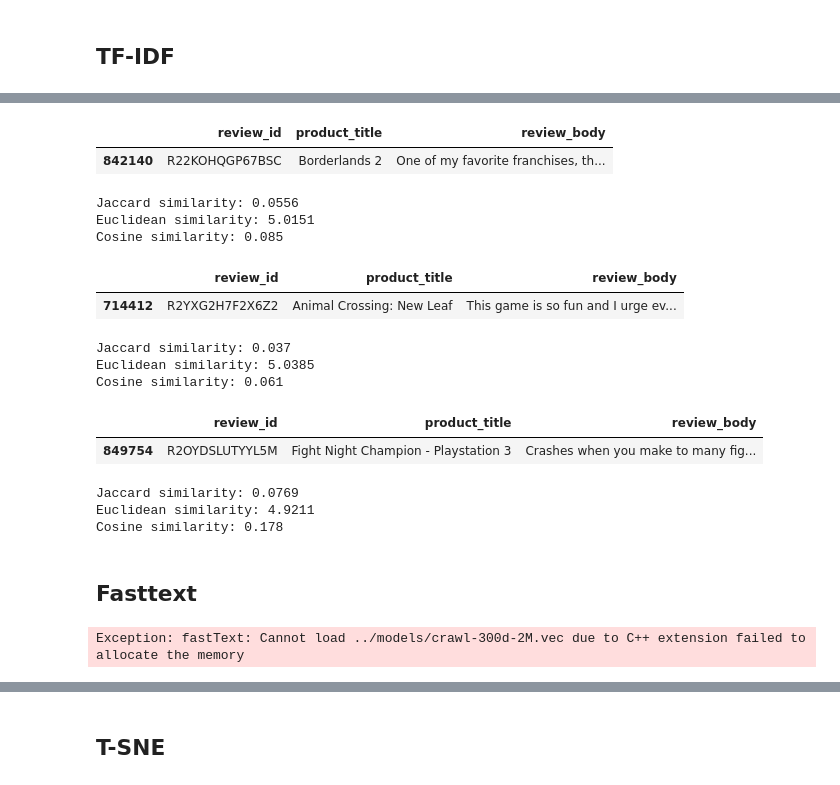
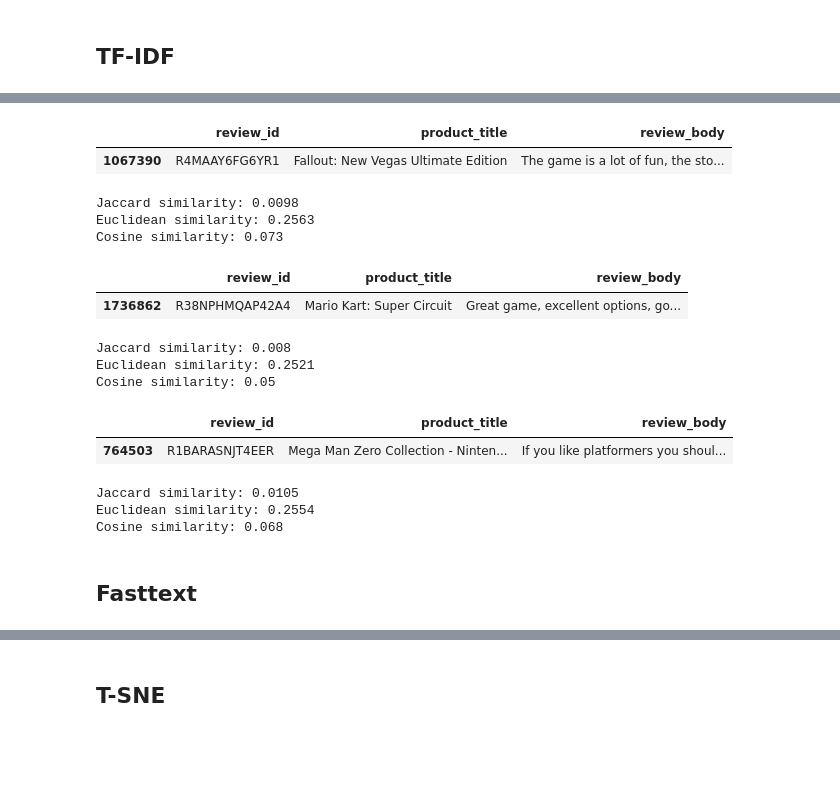
Before and after one commit to rodrigo-92/Data-Science-Projects, a Jupyter notebook: own_projects/amazon_reviews/eda/01-v1-EDA.ipynb, the cells around one changed output, grey strips where cells are left out. Drawn from its saved outputs; the diff is of its cells as text; code cells hidden in the pictures; blank space fills up the shorter version.

```diff
--- a/own_projects/amazon_reviews/eda/01-v1-EDA.ipynb
+++ b/own_projects/amazon_reviews/eda/01-v1-EDA.ipynb
@@ -621,20 +683,21 @@ df_tfidf.head(3)
 # %%
+sample_vector = df_tfidf.loc[sample.index[0]]
 show_similarity_with_docs(sample_vector.values, df_tfidf, df, n_samples=3, seed=10)
 # %% [output]
 |  | review_id | product_title | review_body |
-| 842140 | R22KOHQGP67BSC | Borderlands 2 | One of my favorite franchises, th... |
+| 1067390 | R4MAAY6FG6YR1 | Fallout: New Vegas Ultimate Edition | The game is a lot of fun, the sto... |
-Jaccard similarity: 0.0556
-Euclidean similarity: 5.0151
-Cosine similarity: 0.085
+Jaccard similarity: 0.0098
+Euclidean similarity: 0.2563
+Cosine similarity: 0.073
 |  | review_id | product_title | review_body |
-| 714412 | R2YXG2H7F2X6Z2 | Animal Crossing: New Leaf | This game is so fun and I urge ev... |
+| 1736862 | R38NPHMQAP42A4 | Mario Kart: Super Circuit | Great game, excellent options, go... |
-Jaccard similarity: 0.037
-Euclidean similarity: 5.0385
-Cosine similarity: 0.061
+Jaccard similarity: 0.008
+Euclidean similarity: 0.2521
+Cosine similarity: 0.05
 |  | review_id | product_title | review_body |
-| 849754 | R2OYDSLUTYYL5M | Fight Night Champion - Playstation 3 | Crashes when you make to many fig... |
+| 764503 | R1BARASNJT4EER | Mega Man Zero Collection - Ninten... | If you like platformers you shoul... |
-Jaccard similarity: 0.0769
-Euclidean similarity: 4.9211
-Cosine similarity: 0.178
+Jaccard similarity: 0.0105
+Euclidean similarity: 0.2554
+Cosine similarity: 0.068
 # %% [markdown]
 ## Fasttext
@@ -644,19 +703,0 @@ model = fasttext.load_model('../models/crawl-300d-2M.vec')
-# %%
-# Preprocess the text
-text1 = 'This is a piece of text'
-text2 = 'This is another piece of text'
-tokens1 = fasttext.tokenize(text1)
-tokens2 = fasttext.tokenize(text2)
-tokens1 = [token.lower() for token in tokens1]
-tokens2 = [token.lower() for token in tokens2]
-
-# Generate word vectors for each piece of text
-vector1 = model.get_sentence_vector(tokens1)
-vector2 = model.get_sentence_vector(tokens2)
-
-# Calculate the similarity between the vectors using cosine similarity
-from scipy.spatial.distance import cosine
-similarity = 1 - cosine(vector1, vector2)
-print('Similarity:', similarity)
-# %% [output]
-Exception: fastText: Cannot load ../models/crawl-300d-2M.vec due to C++ extension failed to allocate the memory
```
Also changed, not shown: parts of 72 cells of this notebook.
